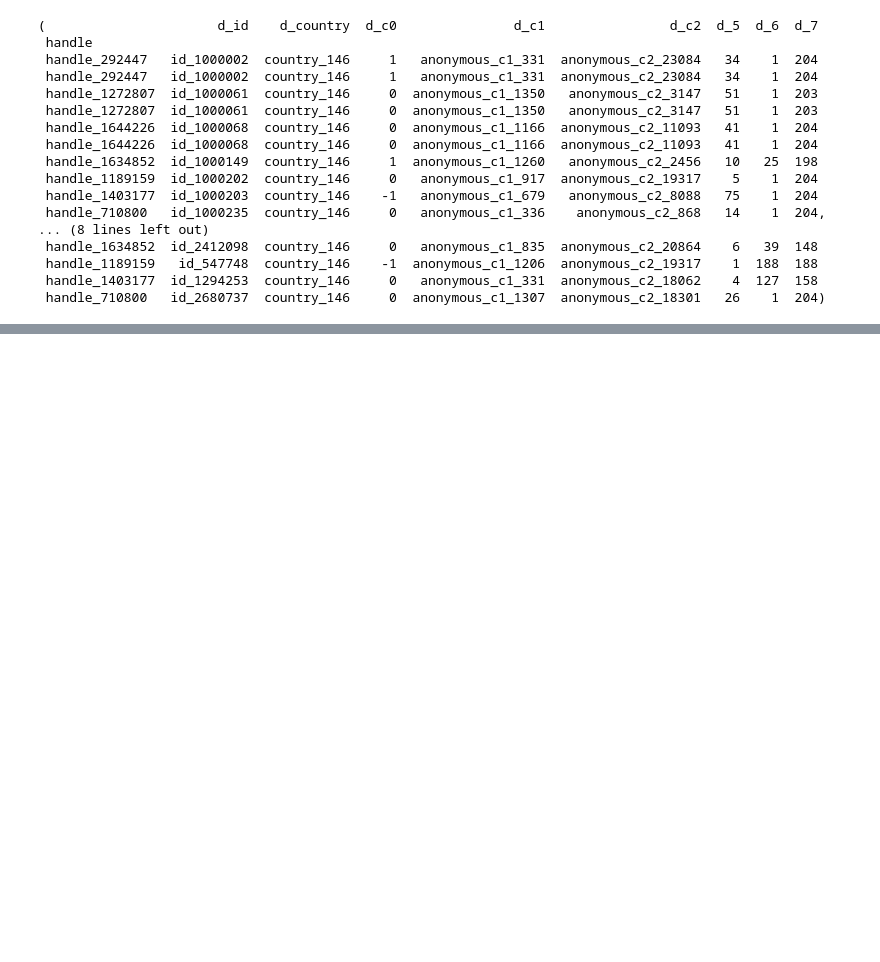
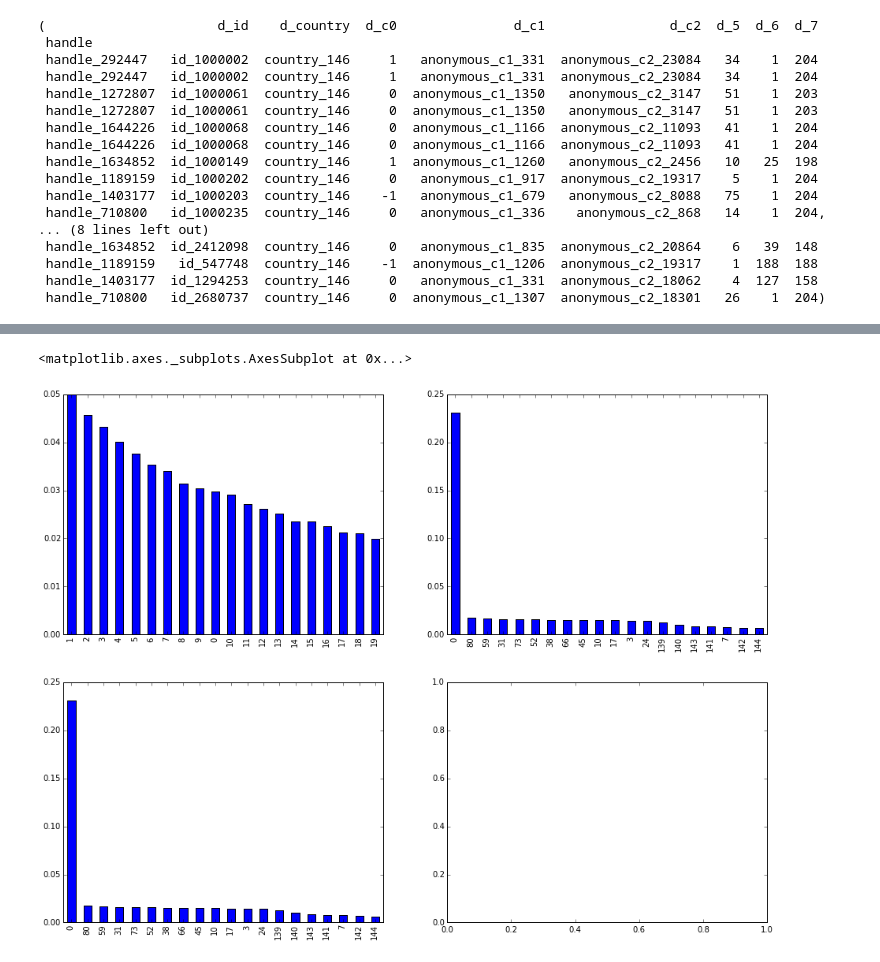
Before and after one commit to kagglejoint/draw_bridge, a Jupyter notebook: testCode.ipynb, the cells around one changed output, grey strips where cells are left out. Saved outputs shown, nothing was run; the diff lists cells and outputs as text; code cells hidden in the pictures; blank space fills up the shorter version.

```diff
--- a/testCode.ipynb
+++ b/testCode.ipynb
@@ -73,0 +55,10 @@ cdData[['d_5','c_5','d_6','c_6','d_7','c_7']].head(100)
+# %%
+# plot and the percentage abs(differences)
+
+fig, axes = plt.subplots(nrows=2, ncols=2)
+(abs(cData['c_5']-dData['d_5']).value_counts()/num).iloc[:20].plot(kind='bar',ax=axes[0,0],figsize=(16,12))
+(abs(cData['c_6']-dData['d_6']).value_counts()/num).iloc[:20].plot(kind='bar',ax=axes[0,1],figsize=(16,12))
+(abs(cData['c_6']-dData['d_6']).value_counts()/num).iloc[:20].plot(kind='bar',ax=axes[1,0],figsize=(16,12))
+# %% [output]
+<matplotlib.axes._subplots.AxesSubplot at 0x...>
+[figure, added]
```
Also changed, not shown: parts of 6 cells of this notebook.
